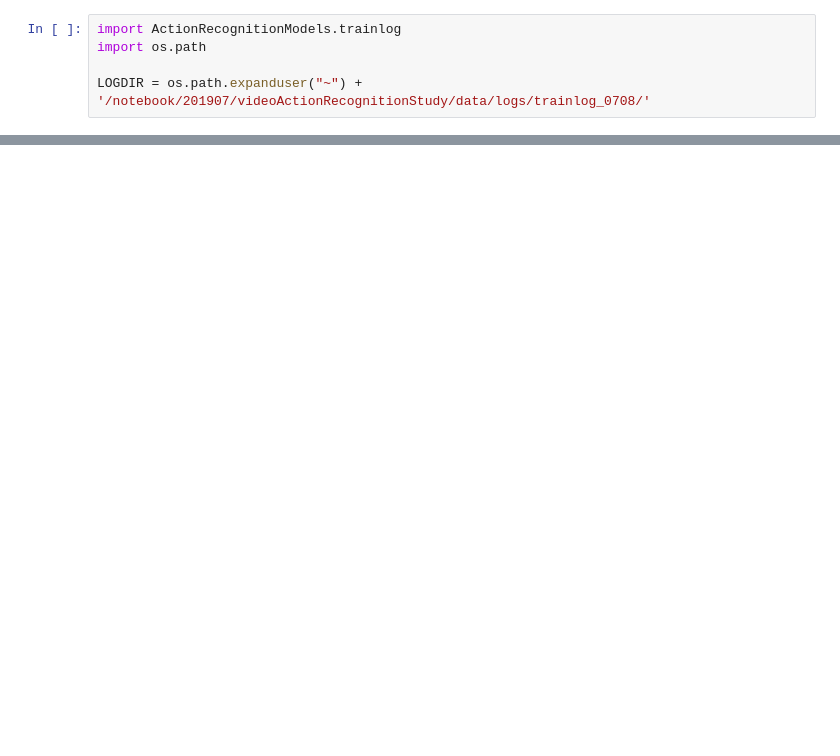
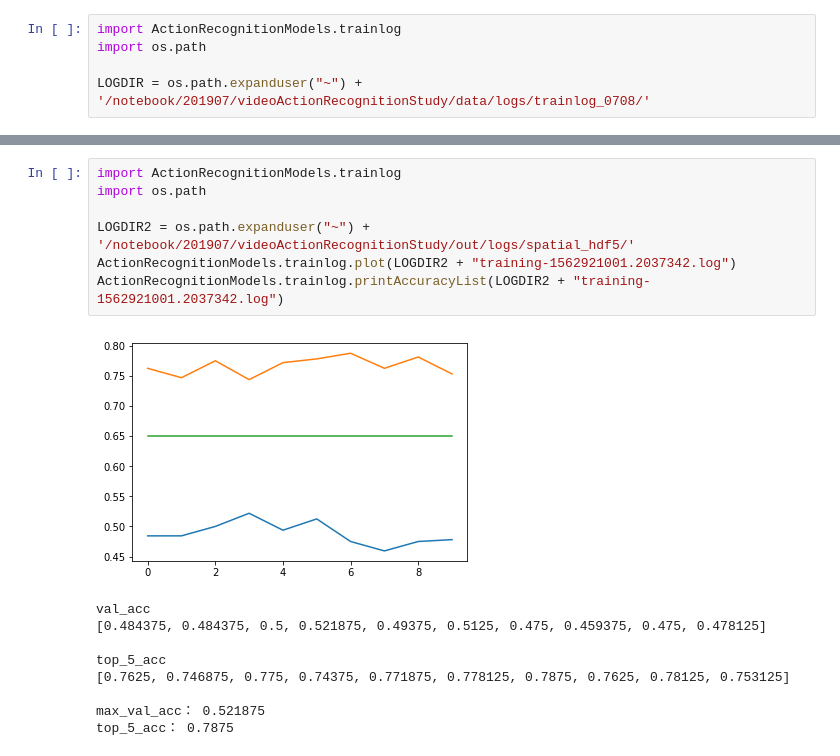
Before and after one commit to soichiro310/videoActionRecognitionStudy, a Jupyter notebook: accuracy_fivemodel.ipynb, the cells around one changed output, grey strips where cells are left out. Cells and saved outputs as stored; diff of their text form; blank space fills up the shorter version.

Commit message:
finish temporal training

```diff
--- a/accuracy_fivemodel.ipynb
+++ b/accuracy_fivemodel.ipynb
@@ -33,0 +58,17 @@ ActionRecognitionModels.trainlog.printAccuracyList(LOGDIR + "mlp-training-156231
+# %%
+import ActionRecognitionModels.trainlog
+import os.path
+
+LOGDIR2 = os.path.expanduser("~") + '/notebook/201907/videoActionRecognitionStudy/out/logs/spatial_hdf5/'
+ActionRecognitionModels.trainlog.plot(LOGDIR2 + "training-1562921001.2037342.log")
+ActionRecognitionModels.trainlog.printAccuracyList(LOGDIR2 + "training-1562921001.2037342.log")
+# %% [output]
+[figure, added]
+val_acc
+[0.484375, 0.484375, 0.5, 0.521875, 0.49375, 0.5125, 0.475, 0.459375, 0.475, 0.478125]
+
+top_5_acc
+[0.7625, 0.746875, 0.775, 0.74375, 0.771875, 0.778125, 0.7875, 0.7625, 0.78125, 0.753125]
+
+max_val_acc： 0.521875
+top_5_acc： 0.7875
```
Also changed, not shown: parts of 5 cells of this notebook, 1 other file.
